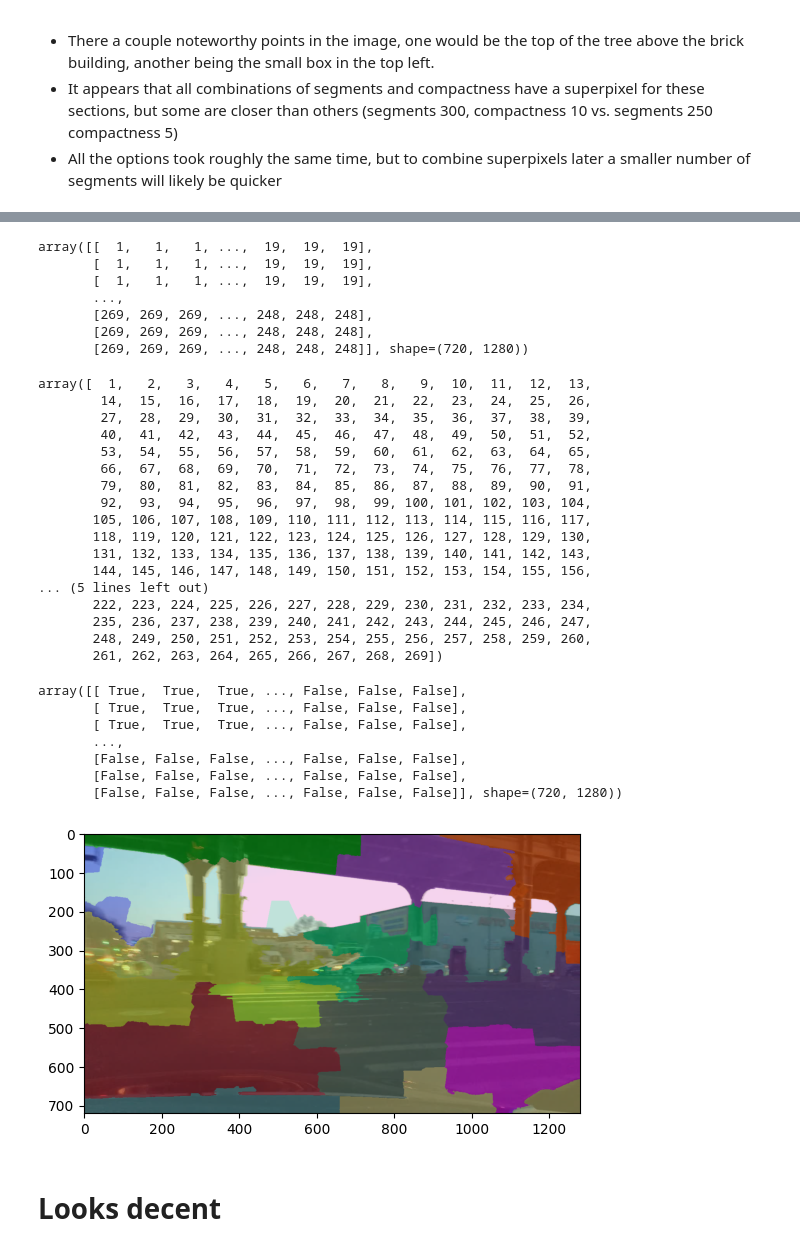
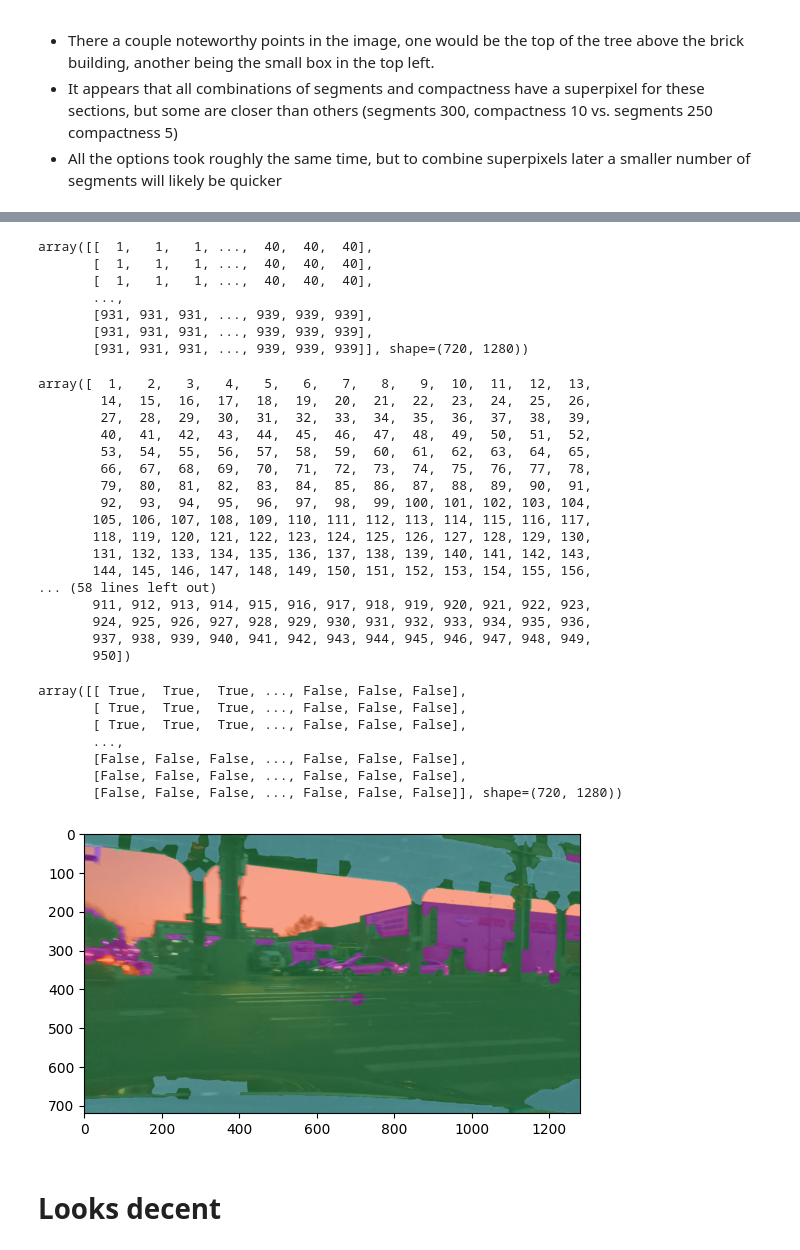
Before and after one commit to jtaylor-eng/full_frame_traffic_segmentation, a Jupyter notebook: superpixels.ipynb, the cells around one changed output, grey strips where cells are left out. Drawn from its saved outputs; the diff is of its cells as text; code cells hidden in the pictures.

```diff
--- a/superpixels.ipynb
+++ b/superpixels.ipynb
@@ -60,5 +60,5 @@ def plot_SLIC(img, n_segments, compactness):
     plt.imshow(mark_boundaries(sample_img, segments_slic, color=(0,0,0)))
     return segments_slic
 
-segments_slic = plot_SLIC(sample_img, 300, 15)
+segments_slic = plot_SLIC(sample_img, 1000, 15)
 # %% [output]
@@ -66,13 +66,13 @@ segments_slic = plot_SLIC(sample_img, 300, 15)
 # %%
 segments_slic
 # %% [output]
-array([[  1,   1,   1, ...,  19,  19,  19],
-       [  1,   1,   1, ...,  19,  19,  19],
-       [  1,   1,   1, ...,  19,  19,  19],
+array([[  1,   1,   1, ...,  40,  40,  40],
+       [  1,   1,   1, ...,  40,  40,  40],
+       [  1,   1,   1, ...,  40,  40,  40],
        ...,
-       [269, 269, 269, ..., 248, 248, 248],
-       [269, 269, 269, ..., 248, 248, 248],
-       [269, 269, 269, ..., 248, 248, 248]], shape=(720, 1280))
+       [931, 931, 931, ..., 939, 939, 939],
+       [931, 931, 931, ..., 939, 939, 939],
+       [931, 931, 931, ..., 939, 939, 939]], shape=(720, 1280))
 # %%
 np.unique(segments_slic)
 # %% [output]
@@ -88,11 +88,11 @@ array([  1,   2,   3,   4,   5,   6,   7,   8,   9,  10,  11,  12,  13,
        118, 119, 120, 121, 122, 123, 124, 125, 126, 127, 128, 129, 130,
        131, 132, 133, 134, 135, 136, 137, 138, 139, 140, 141, 142, 143,
        144, 145, 146, 147, 148, 149, 150, 151, 152, 153, 154, 155, 156,
-... (5 lines left out)
-       222, 223, 224, 225, 226, 227, 228, 229, 230, 231, 232, 233, 234,
-       235, 236, 237, 238, 239, 240, 241, 242, 243, 244, 245, 246, 247,
-       248, 249, 250, 251, 252, 253, 254, 255, 256, 257, 258, 259, 260,
-       261, 262, 263, 264, 265, 266, 267, 268, 269])
+... (58 lines left out)
+       911, 912, 913, 914, 915, 916, 917, 918, 919, 920, 921, 922, 923,
+       924, 925, 926, 927, 928, 929, 930, 931, 932, 933, 934, 935, 936,
+       937, 938, 939, 940, 941, 942, 943, 944, 945, 946, 947, 948, 949,
+       950])
 # %%
 mask = (segments_slic == 1)
 mask
@@ -107,7 +107,7 @@ array([[ True,  True,  True, ..., False, False, False],
 # %%
 from sklearn.cluster import AgglomerativeClustering
 
-def merge_superpixels(img, segments, distance_thresh=0.5, color_wt=1.0, pos_wt=0.5):
+def merge_superpixels(img, segments, distance_thresh=2.25, color_wt=1.0, pos_wt=0.25):
     # merge based on similarity based on [avg r,g,b of each segment, abg x, y of each segment]
     ROWS, COLS = img.shape[:2]
     features = {}
@@ -128,34 +128,34 @@ def merge_superpixels(img, segments, distance_thresh=0.5, color_wt=1.0, pos_wt=0
     seg_ids = sorted(features.keys())
     X = np.vstack([features[i] for i in seg_ids])
 
     model = AgglomerativeClustering(
         n_clusters=None, #let algorithm decide from distance_thresh
         distance_threshold=distance_thresh,
-        linkage='ward',
+        # linkage='ward',
     )
     labels = model.fit_predict(X)
 
     seg_to_clust = {id: label for id, label in zip(seg_ids, labels)}
     merged = np.zeros_like(segments)
     for s_id, c_id in seg_to_clust.items(): merged[segments==s_id] = c_id
 
     return merged
 
 def show_overlay(img, merged_map, alpha=0.5):
     unique_labels = np.unique(merged_map)
     colors = np.random.rand(len(unique_labels), 3)
 
     color_map = np.zeros((*merged_map.shape, 3))
     for idx, lab in enumerate(unique_labels):
         color_map[merged_map == lab] = colors[idx]
 
     overlay = (1 - alpha) * img/255.0 + alpha * color_map
 
     plt.imshow(overlay) ; plt.show()
 
 merged = merge_superpixels(img=sample_img, segments=segments_slic)
 show_overlay(sample_img, merged)
 # %% [output]
-[figure, old version]
+[figure, new version]
 # %% [markdown]
 # Looks decent
```
Also changed, not shown: parts of 1 cell of this notebook, 5 other files.
